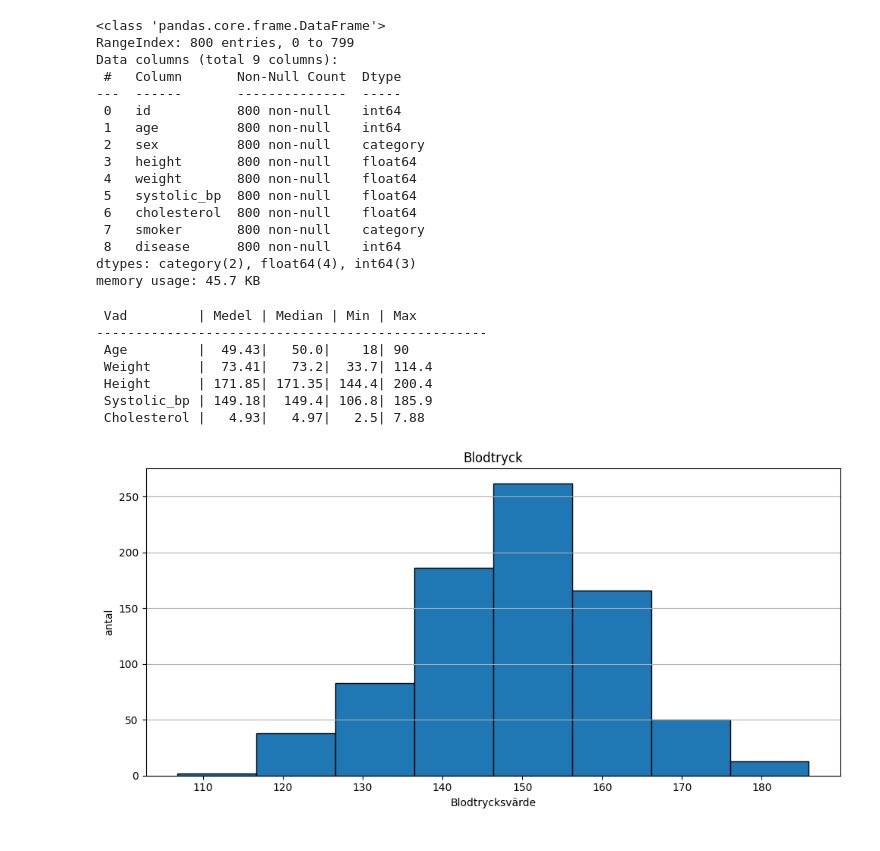
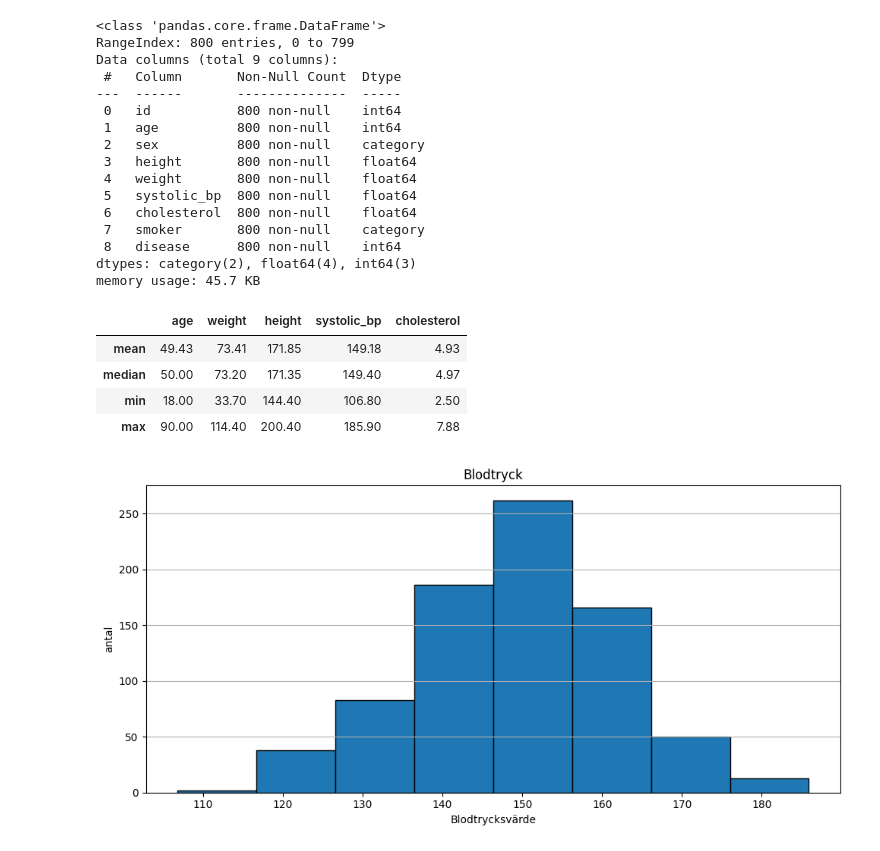
Before and after one commit to elinwahlgren/Halsostudie, a Jupyter notebook: report.ipynb, the cells around one changed output. Saved outputs shown, nothing was run; the diff lists cells and outputs as text; code cells hidden in the pictures.

```diff
--- a/report.ipynb
+++ b/report.ipynb
@@ -73,27 +73,15 @@ Data columns (total 9 columns):
 dtypes: category(2), float64(4), int64(3)
 memory usage: 45.7 KB
 # %%
-age = M.analys(df, x = "age")
-weight = M.analys(df, x = "weight")
-height = M.analys(df, x = "height")
-systolic_bp = M.analys(df, x = "systolic_bp")
-cholesterol = M.analys(df, x = "cholesterol")
-
-print(f" Vad         | Medel | Median | Min | Max ")
-print("-"*50)
-print(f" Age         |  {age[0]:.2f}|   {age[1]}|    {age[2]}| {age[3]}")
-print(f" Weight      |  {weight[0]:.2f}|   {weight[1]}|  {weight[2]}| {weight[3]}")
-print(f" Height      | {height[0]:.2f}| {height[1]:.2f}| {height[2]}| {height[3]}")
-print(f" Systolic_bp | {systolic_bp[0]:.2f}|  {systolic_bp[1]}| {systolic_bp[2]}| {systolic_bp[3]}")
-print(f" Cholesterol |   {cholesterol[0]:.2f}|   {cholesterol[1]}|   {cholesterol[2]}| {cholesterol[3]}")
+df[["age", "weight", "height", "systolic_bp", "cholesterol"]].agg(
+    ["mean", "median", "min", "max"]
+).round(2)
 # %% [output]
- Vad         | Medel | Median | Min | Max
---------------------------------------------------
- Age         |  49.43|   50.0|    18| 90
- Weight      |  73.41|   73.2|  33.7| 114.4
- Height      | 171.85| 171.35| 144.4| 200.4
- Systolic_bp | 149.18|  149.4| 106.8| 185.9
- Cholesterol |   4.93|   4.97|   2.5| 7.88
+|  | age | weight | height | systolic_bp | cholesterol |
+| mean | 49.43 | 73.41 | 171.85 | 149.18 | 4.93 |
+| median | 50.00 | 73.20 | 171.35 | 149.40 | 4.97 |
+| min | 18.00 | 33.70 | 144.40 | 106.80 | 2.50 |
+| max | 90.00 | 114.40 | 200.40 | 185.90 | 7.88 |
 # %%
 fig, ax = (plt.subplots(figsize = (10,5)))
 V.histogram(ax, df["systolic_bp"], title = "Blodtryck", xlabel = "Blodtrycksvärde" )
```
Also changed, not shown: parts of 1 cell of this notebook.
